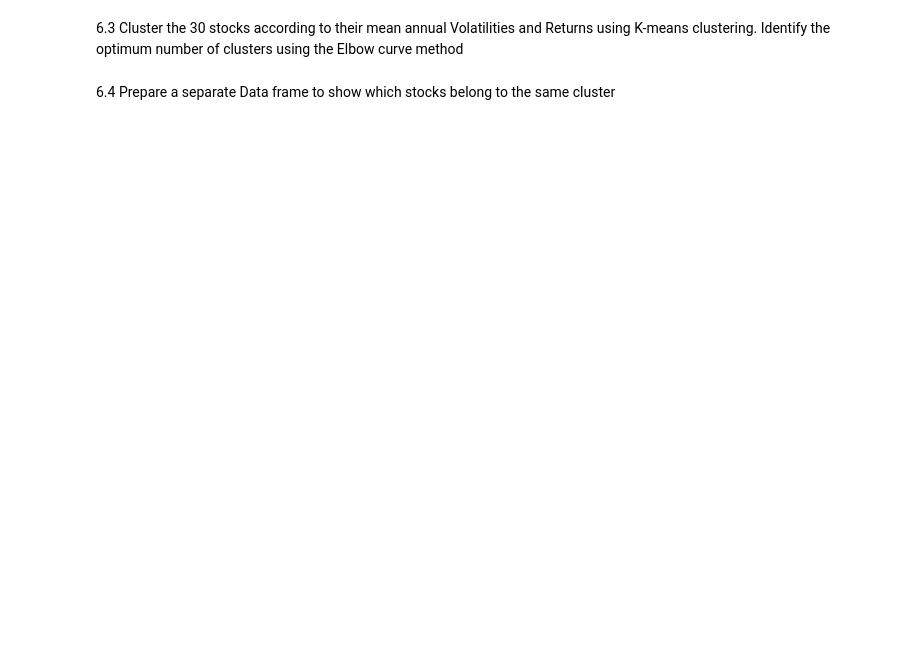
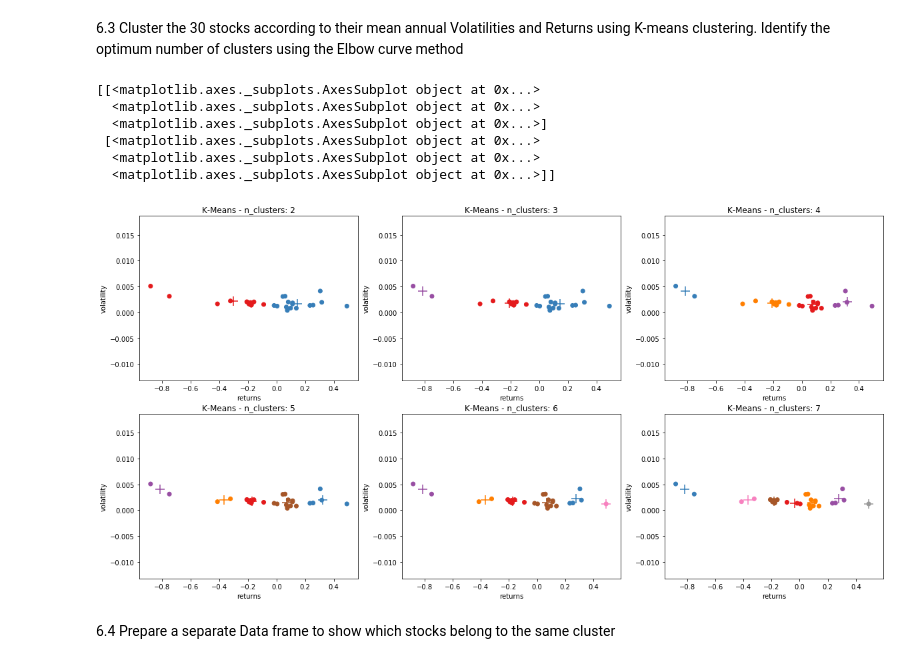
Before and after one commit to JamesMcGuigan/aspiration-ai-internship, a Jupyter notebook: python3/module_6/module_6.ipynb, the cells around one changed output. Drawn from its saved outputs; the diff is of its cells as text; code cells hidden in the pictures; blank space fills up the shorter version.

```diff
--- a/python3/module_6/module_6.ipynb
+++ b/python3/module_6/module_6.ipynb
@@ -13,0 +36,13 @@ In financial Markets, Cluster analysis is a technique used to group sets of obje
+# %%
+filenames = glob.glob('../../data_output/module_1/python3/stocks/**/*.csv')
+
+portfolio_caps_seen = { getCap(filename): 0 for filename in filenames }
+portfolio = DataFrame()
+for filename in filenames:
+    if  portfolio_caps_seen[ getCap(filename) ] < 10:
+        portfolio_caps_seen[ getCap(filename) ] += 1
+        portfolio[ getName(filename) ] = read_csv(filename).Close_Price
+
+print('portfolio.shape:          ', portfolio.shape)
+print('portfolio.shape.dropna(): ', portfolio.dropna().shape)
+portfolio.head()
@@ -15,0 +82,6 @@ In financial Markets, Cluster analysis is a technique used to group sets of obje
+# %%
+working_days_per_year    = 252
+portfolio_summary = DataFrame()
+portfolio_summary['returns']    = portfolio.pct_change().mean()       * working_days_per_year
+portfolio_summary['volatility'] = portfolio.pct_change().cov().mean() * np.sqrt( working_days_per_year )
+portfolio_summary
@@ -16,4 +106,37 @@ In financial Markets, Cluster analysis is a technique used to group sets of obje
 # %% [markdown]
 6.3 Cluster the 30 stocks according to their mean annual Volatilities and Returns using K-means clustering. Identify the optimum number of clusters using the Elbow curve method
+# %%
+cmap = cm.get_cmap('Set1') # Colour map (there are many others)
+def get_color(n, max=6):
+    if isinstance(n, list):
+        return [ get_color(i, max) for i in n ]
+    else:
+        return cmap(0. + n/max)
+# %%
+# https://scikit-learn.org/stable/modules/generated/sklearn.cluster.KMeans.html
+fig, axes = plt.subplots(2,3, figsize=(20,10))
+
+print(axes)
+portfolio_kmeans = {}
+for x in range(0,len(axes)):
+    for y in range(0,len(axes[0])):
+        n = 2 + (len(axes[0]) * x) + y
+        portfolio_kmeans[n]      = sklearn.cluster.KMeans(n_clusters=n, random_state=0).fit(portfolio_summary)
+        portfolio_kmeans_predict = portfolio_kmeans[n].predict(portfolio_summary)
+
+        axes[x][y].scatter( portfolio_summary.returns, portfolio_summary.volatility, c=get_color(portfolio_kmeans_predict) )
+        axes[x][y].set_title('K-Means - n_clusters: ' + str(n))
+        axes[x][y].set_xlabel('returns')
+        axes[x][y].set_ylabel('volatility')
+        for i, coords in enumerate( portfolio_kmeans[n].cluster_centers_ ):
+            axes[x][y].scatter( coords[0], coords[1], s=200, marker='+', c=[ get_color(i) ] )
+# %% [output]
+[[<matplotlib.axes._subplots.AxesSubplot object at 0x...>
+  <matplotlib.axes._subplots.AxesSubplot object at 0x...>
+  <matplotlib.axes._subplots.AxesSubplot object at 0x...>]
+ [<matplotlib.axes._subplots.AxesSubplot object at 0x...>
+  <matplotlib.axes._subplots.AxesSubplot object at 0x...>
+  <matplotlib.axes._subplots.AxesSubplot object at 0x...>]]
+[figure, added]
 # %% [markdown]
 6.4 Prepare a separate Data frame to show which stocks belong to the same cluster
```
Also changed, not shown: parts of 6 cells of this notebook.
